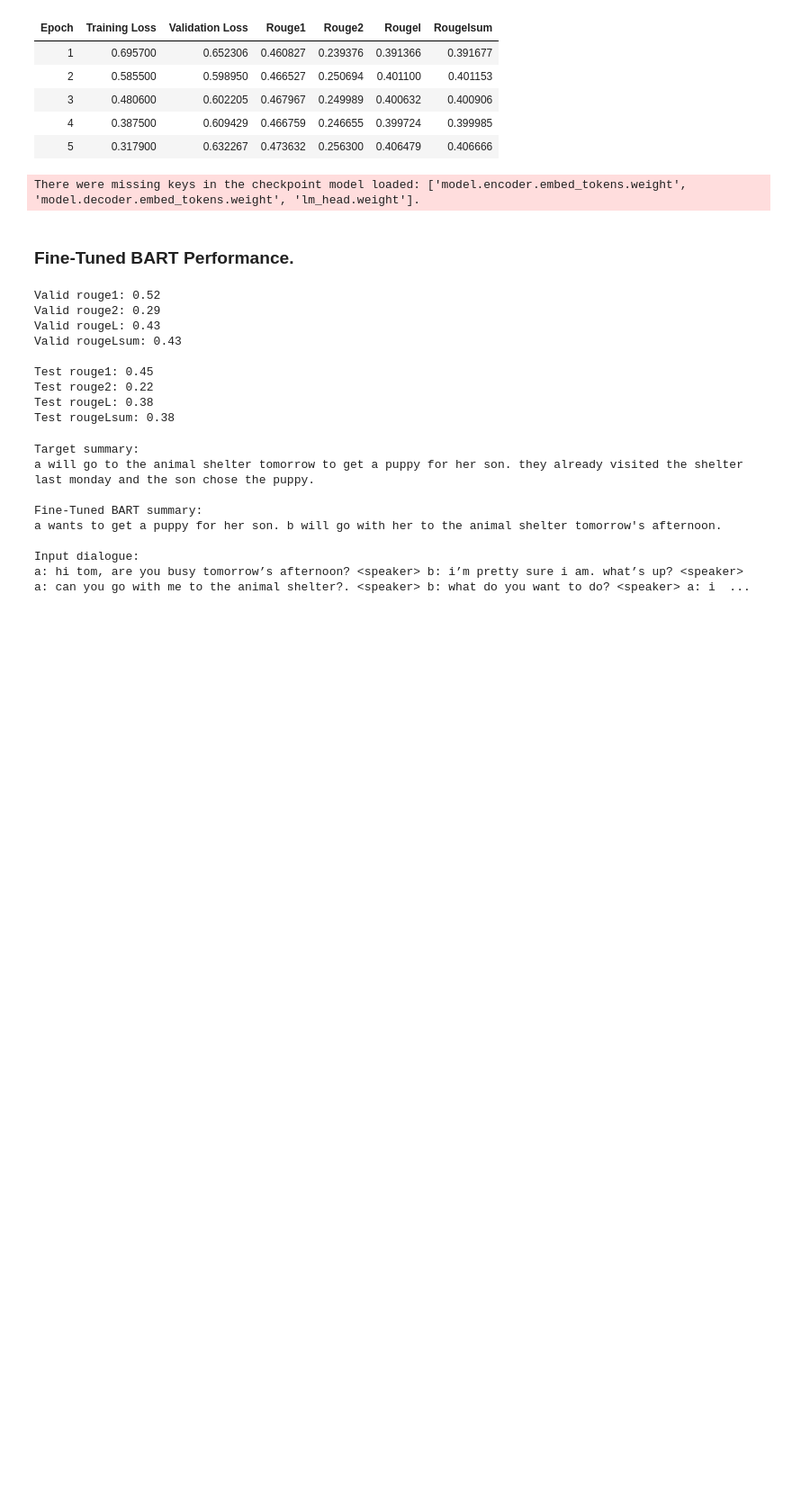
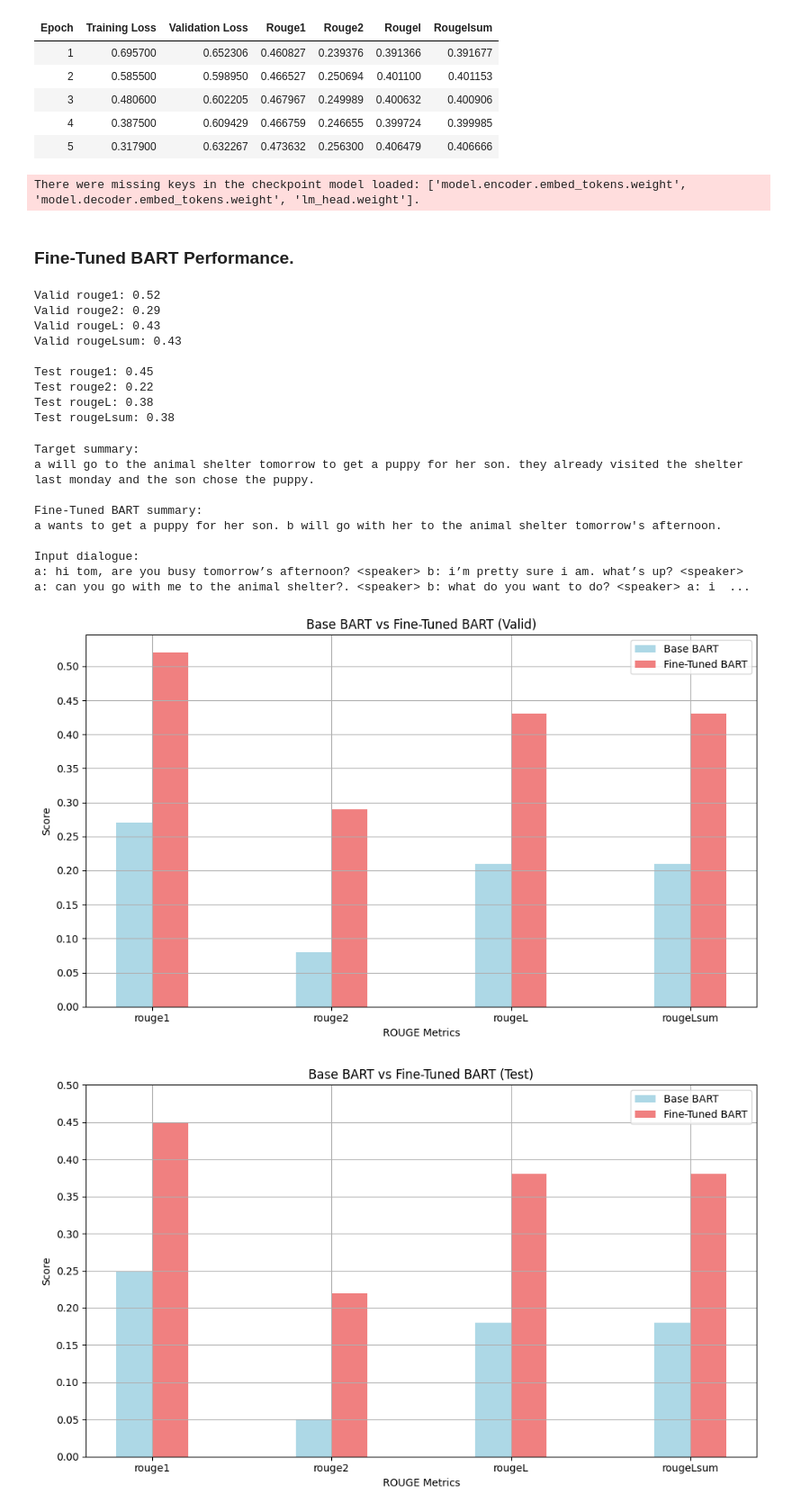
Before and after one commit to chamelyon/conversation_summarizer, a Jupyter notebook: entrega.ipynb, the cells around one changed output. Shown at 90% size. Cells and saved outputs as stored; diff of their text form; code cells hidden in the pictures; blank space fills up the shorter version.

Commit message:
Upload with BART base vs fine-tuned

```diff
--- a/entrega.ipynb
+++ b/entrega.ipynb
@@ -618,3 +619,48 @@ a wants to get a puppy for her son. b will go with her to the animal shelter tom
 
 Input dialogue:
 a: hi tom, are you busy tomorrow’s afternoon? <speaker> b: i’m pretty sure i am. what’s up? <speaker> a: can you go with me to the animal shelter?. <speaker> b: what do you want to do? <speaker> a: i  ...
+# %%
+# Metrics
+metrics = ['rouge1', 'rouge2', 'rougeL', 'rougeLsum']
+
+# Valid & Test values for Base & Fine-Tuned models
+base_bart_valid = [0.27, 0.08, 0.21, 0.21]
+base_bart_test = [0.25, 0.05, 0.18, 0.18]
+
+fine_tuned_bart_valid = [0.52, 0.29, 0.43, 0.43]
+fine_tuned_bart_test = [0.45, 0.22, 0.38, 0.38]
+
+# Plot metrics
+x = np.arange(len(metrics))
+width = 0.2
+
+fig, ax = plt.subplots(figsize=(10, 6))
+ax.bar(x - width/2, base_bart_valid, width, label="Base BART", color="lightblue")
+ax.bar(x + width/2, fine_tuned_bart_valid, width, label="Fine-Tuned BART", color="lightcoral")
+ax.set_xlabel("ROUGE Metrics")
+ax.set_ylabel("Score")
+ax.set_title("Base BART vs Fine-Tuned BART (Valid)")
+ax.set_xticks(x)
+ax.set_xticklabels(metrics)
+ax.set_yticks(np.arange(0, 0.55, 0.05))
+ax.legend()
+plt.tight_layout()
+plt.grid()
+plt.show()
+
+fig, ax = plt.subplots(figsize=(10, 6))
+ax.bar(x - width/2, base_bart_test, width, label="Base BART", color="lightblue")
+ax.bar(x + width/2, fine_tuned_bart_test, width, label="Fine-Tuned BART", color="lightcoral")
+ax.set_xlabel("ROUGE Metrics")
+ax.set_ylabel("Score")
+ax.set_title("Base BART vs Fine-Tuned BART (Test)")
+ax.set_xticks(x)
+ax.set_xticklabels(metrics)
+ax.set_yticks(np.arange(0, 0.55, 0.05))
+ax.legend()
+plt.tight_layout()
+plt.grid()
+plt.show()
+# %% [output]
+[figure, added]
+[figure, added]
```
Also changed, not shown: parts of 1 cell of this notebook.
